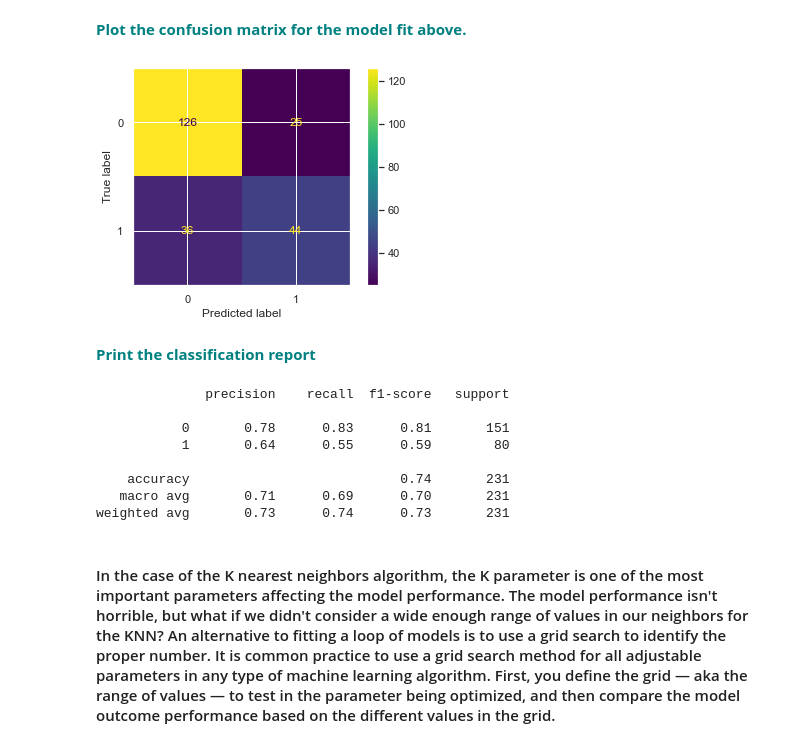
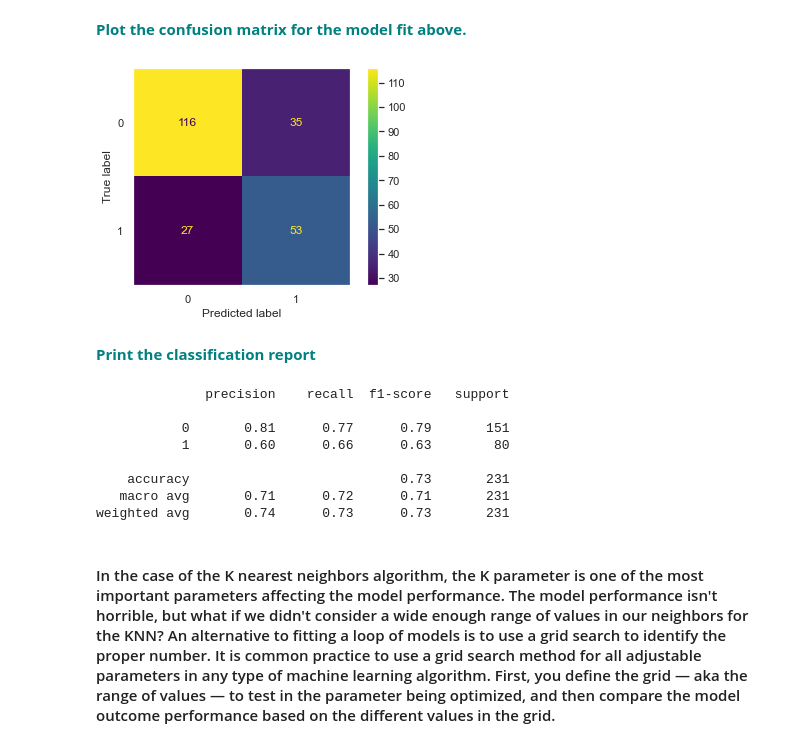
Before and after one commit to bertimoges/exercises, a Jupyter notebook: GridSearchKNN_Case_Study.ipynb, the cells around one changed output. Cells and saved outputs as stored; diff of their text form; code cells hidden in the pictures.

```diff
--- a/GridSearchKNN_Case_Study.ipynb
+++ b/GridSearchKNN_Case_Study.ipynb
@@ -11,6 +11,7 @@ import matplotlib.pyplot as plt
 import seaborn as sns
 import warnings
 warnings.simplefilter(action='ignore', category=FutureWarning)
+sns.set_style("whitegrid", {'axes.grid' : False})
 sns.set()
 
 # set random seed to try make this exercise and solutions reproducible (NB: this is just for teaching purpose and not something you would do in real life)
@@ -196,9 +189,9 @@ p = sns.lineplot(range(1,10),test_scores,marker='o',label='Test Score')
 # %% [markdown]
 **<font color='teal'> Fit and score the best number of neighbors based on the plot. </font>**
 # %%
-knn = KNeighborsClassifier(8)
+knn = KNeighborsClassifier(7)
 knn.fit(X_train,y_train)
 
-knn.score(X_train,y_train)
-knn.score(X_test,y_test)
+print(knn.score(X_train,y_train))
+print(knn.score(X_test,y_test))
 # %% [output]
@@ -212,9 +209,10 @@ pl = confusion_matrix(y_test,y_pred)
 # %%
 from sklearn.metrics import plot_confusion_matrix
 plot_confusion_matrix(knn, X_test, y_test)
+plt.grid(False)
 plt.show()
 # %% [output]
-[figure, old version]
+[figure, new version]
 # %% [markdown]
 **<font color='teal'> Print the classification report </font>**
 # %%
@@ -223,12 +221,12 @@ print(classification_report(y_test, y_pred))
 # %% [output]
               precision    recall  f1-score   support
 
-           0       0.78      0.83      0.81       151
-           1       0.64      0.55      0.59        80
+           0       0.81      0.77      0.79       151
+           1       0.60      0.66      0.63        80
 
-    accuracy                           0.74       231
-   macro avg       0.71      0.69      0.70       231
-weighted avg       0.73      0.74      0.73       231
+    accuracy                           0.73       231
+   macro avg       0.71      0.72      0.71       231
+weighted avg       0.74      0.73      0.73       231
 # %% [markdown]
 #### In the case of the K nearest neighbors algorithm, the K parameter is one of the most important parameters affecting the model performance.  The model performance isn't horrible, but what if we didn't consider a wide enough range of values in our neighbors for the KNN? An alternative to fitting a loop of models is to use a grid search to identify the proper number. It is common practice to use a grid search method for all adjustable parameters in any type of machine learning algorithm. First, you define the grid — aka the range of values — to test in the parameter being optimized, and then compare the model outcome performance based on the different values in the grid.
 # %% [markdown]
```
Also changed, not shown: parts of 9 cells of this notebook.
